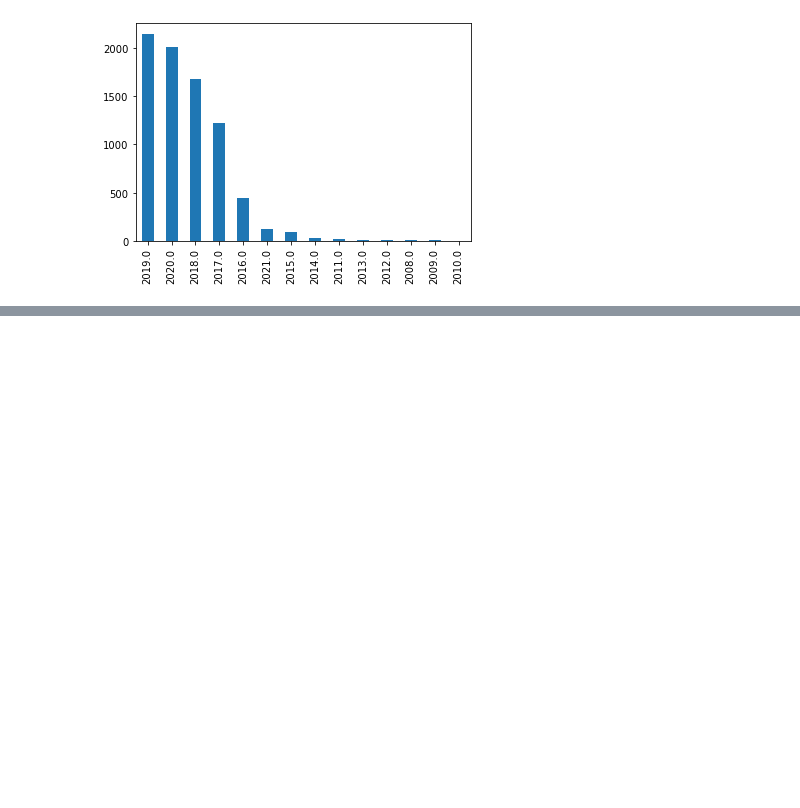
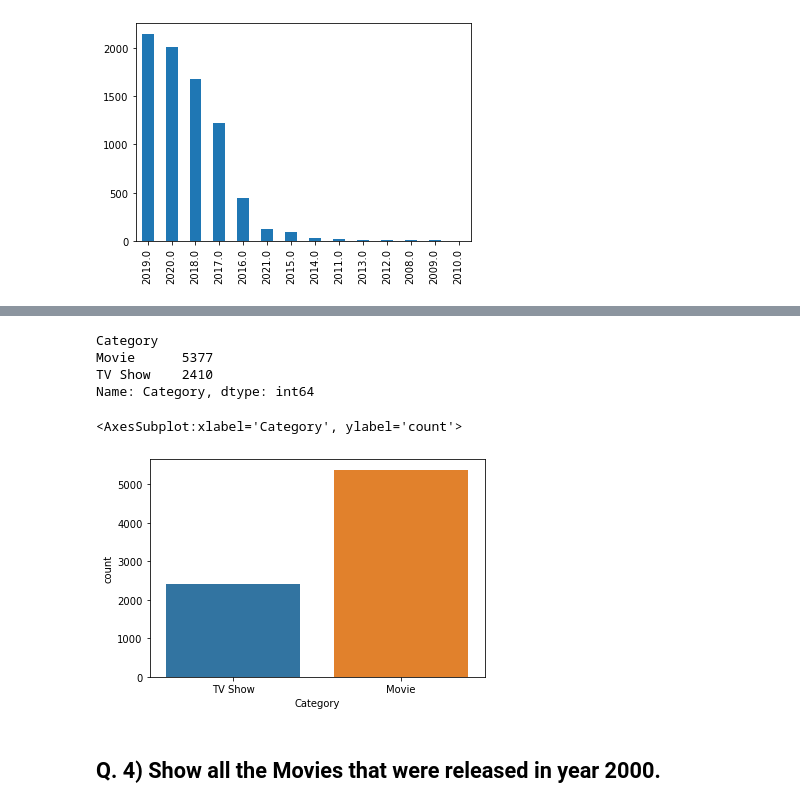
Before and after one commit to PallaviMeshram/netflix-insights, a Jupyter notebook: Netflix Insights.ipynb, the cells around one changed output, grey strips where cells are left out. Cells and saved outputs as stored; diff of their text form; code cells hidden in the pictures; blank space fills up the shorter version.

```diff
--- a/Netflix Insights.ipynb
+++ b/Netflix Insights.ipynb
@@ -242,0 +251,14 @@ df['Date_new'].dt.year.value_counts().plot(kind='bar')
+# %%
+df.groupby('Category').Category.count()
+# %% [output]
+Category
+Movie      5377
+TV Show    2410
+Name: Category, dtype: int64
+# %%
+sns.countplot(df['Category'])
+# %% [output]
+<AxesSubplot:xlabel='Category', ylabel='count'>
+[figure, added]
+# %% [markdown]
+## Q. 4) Show all the Movies that were released in year 2000.
```
Also changed, not shown: parts of 52 cells of this notebook, 1 other file.
